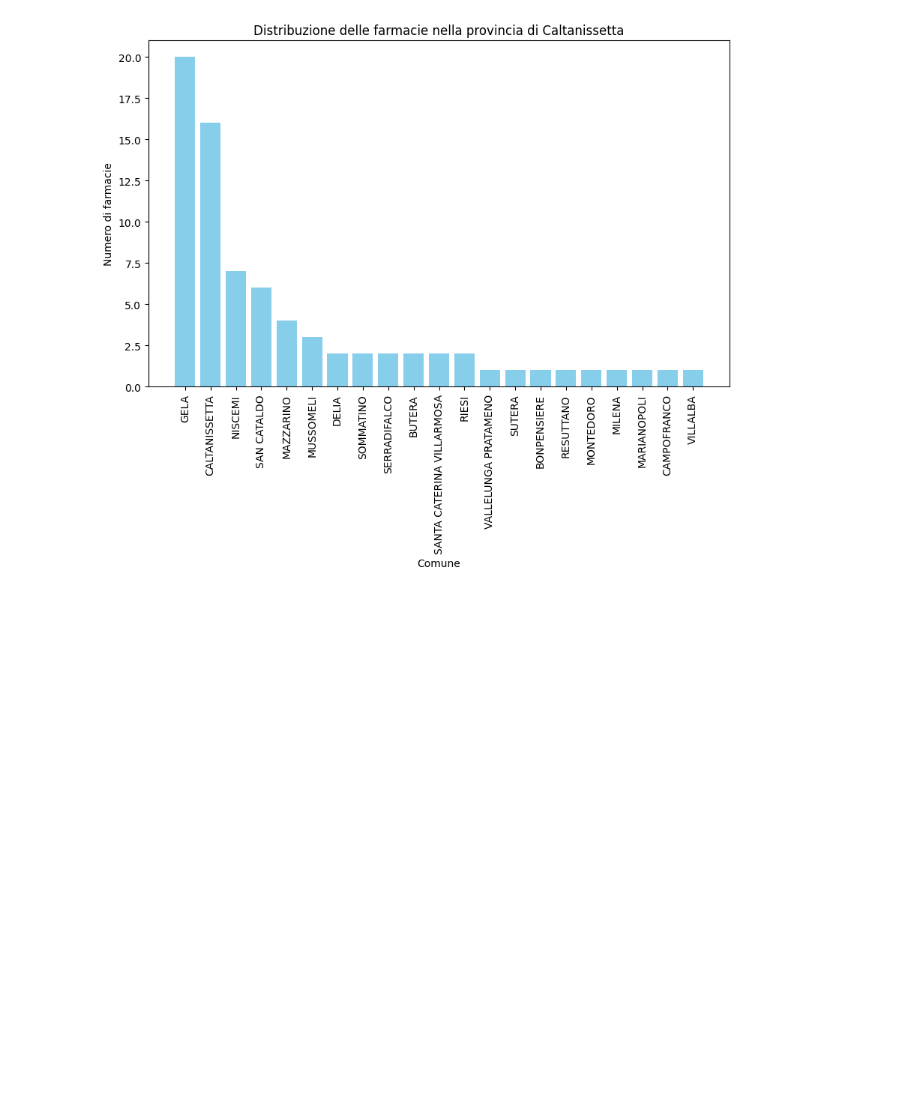
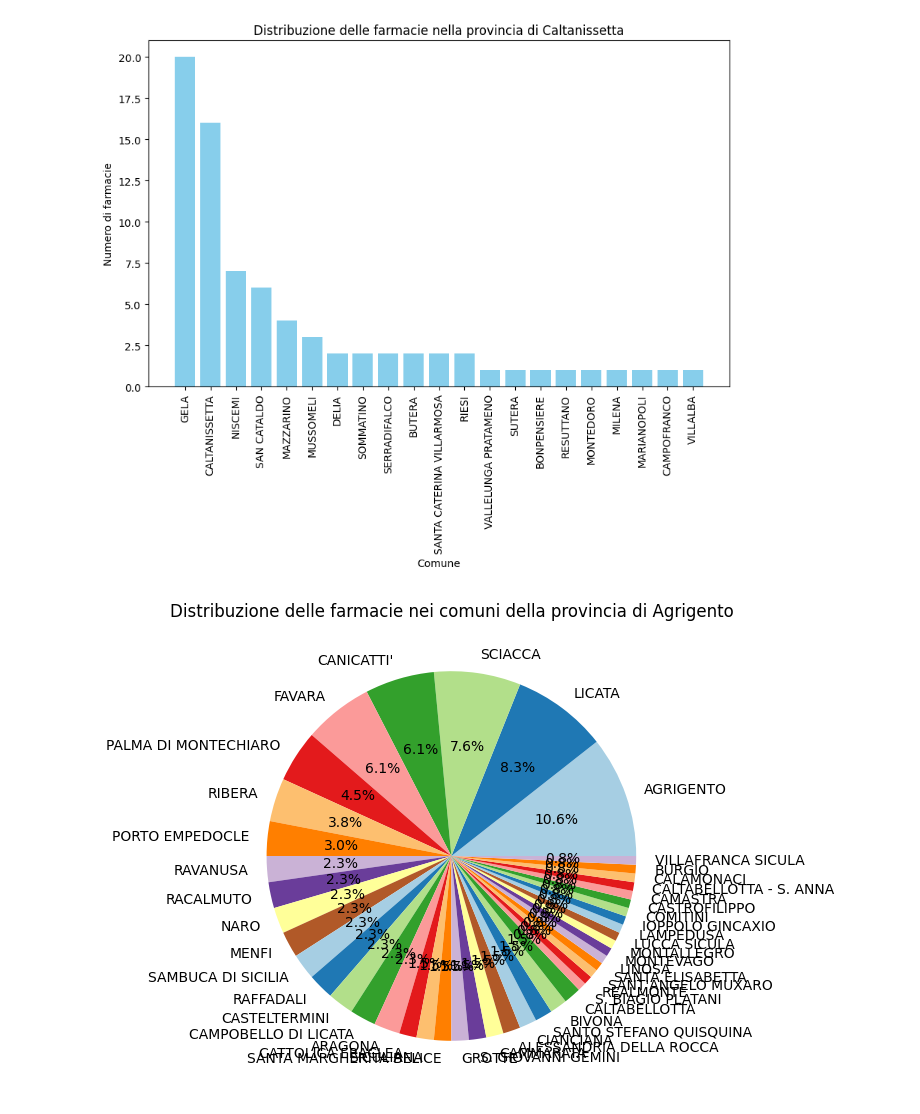
Before and after one commit to francesca-97/Jupyter, a Jupyter notebook: FM2.ipynb, the cells around one changed output. Cells and saved outputs as stored; diff of their text form; code cells hidden in the pictures; blank space fills up the shorter version.

```diff
--- a/FM2.ipynb
+++ b/FM2.ipynb
@@ -115,21 +115,17 @@ plt.show()
 # %%
 # Filtra il DataFrame per la provincia di Agrigento
 df_agrigento = df[df['PROVINCIA'] == 'Agrigento']
 
 # Conta il numero di farmacie per comune nella provincia di Agrigento
 farmacia_per_comune_agrigento = df_agrigento['COMUNE'].value_counts()
 
 # Crea il grafico a barre
 plt.figure(figsize=(10, 6))
-plt.bar(farmacia_per_comune_agrigento.index, farmacia_per_comune_agrigento.values, color='skyblue')
-
-# Aggiungi il titolo e le etichette degli assi
-plt.title("Distribuzione delle farmacie nella provincia di Agrigento")
-plt.xlabel("Comune")
-plt.ylabel("Numero di farmacie")
-
-# Ruota le etichette sull'asse x per una migliore visibilità
-plt.xticks(rotation=90)
+plt.pie(farmacia_per_comune_agrigento.values, labels=farmacia_per_comune_agrigento.index, autopct="%1.1f%%", colors=plt.cm.Paired.colors)
+# Aggiungi il titolo
+plt.title("Distribuzione delle farmacie nei comuni della provincia di Agrigento")
 
 # Mostra il grafico
 plt.show()
+# %% [output]
+[figure, added]
```
